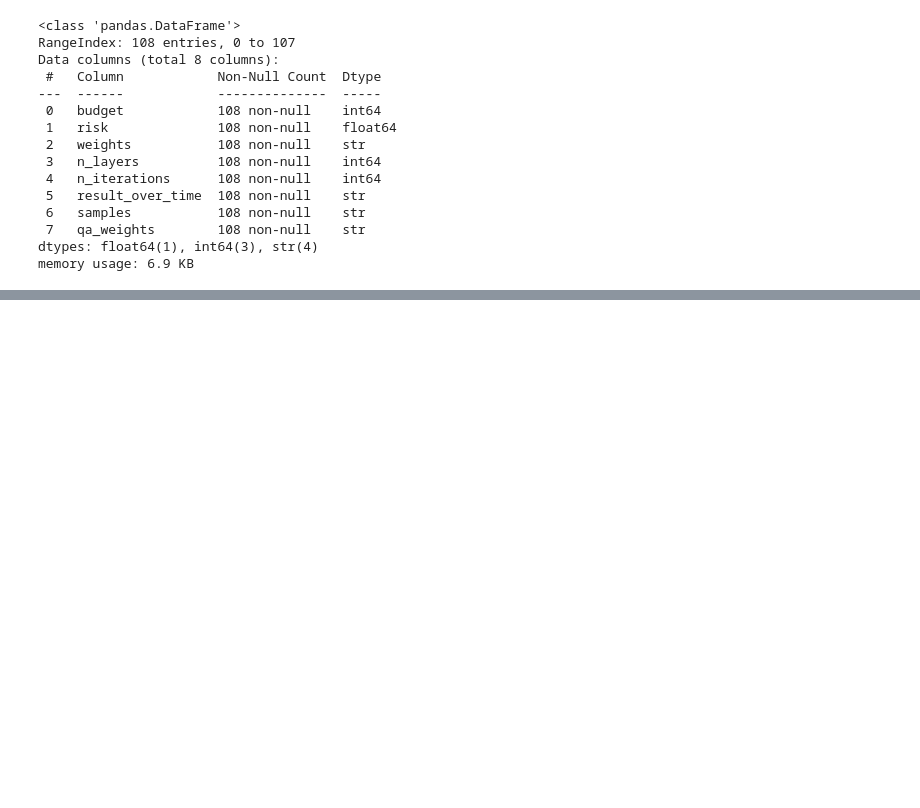
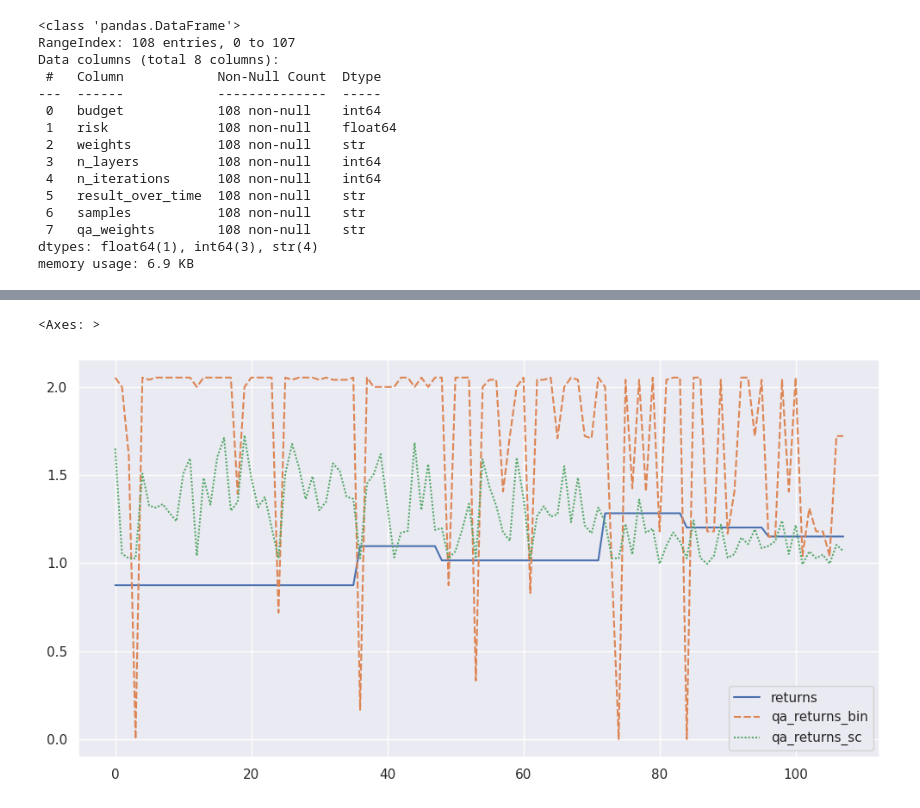
Before and after one commit to floatn/QML-for-finance, a Jupyter notebook: qaoa_analysis.ipynb, the cells around one changed output, grey strips where cells are left out. Drawn from its saved outputs; the diff is of its cells as text; code cells hidden in the pictures; blank space fills up the shorter version.

```diff
--- a/qaoa_analysis.ipynb
+++ b/qaoa_analysis.ipynb
@@ -97,0 +115,2 @@ data_out['samples'] = data_out['samples'].apply(lambda x: x.strip('[]').split())
+# %%
+data_out['qa_weights_bin'] = data_out['qa_weights'].apply(lambda x: np.where(x > 0, 1, 0))
@@ -97,0 +132,3 @@ data_out['samples'] = data_out['samples'].apply(lambda x: x.strip('[]').split())
+# %%
+data_out['returns'] = data_out['weights'].apply(lambda x: x @ mu_train)
+data_out['qa_returns_bin'] = data_out['qa_weights_bin'].apply(lambda x: x @ mu_train)
@@ -97,0 +151,12 @@ data_out['samples'] = data_out['samples'].apply(lambda x: x.strip('[]').split())
+# %%
+data_out['qa_weights_sc'] = data_out['qa_weights'].apply(lambda x: (1. + x) / 2)
+# %%
+data_out['qa_returns_sc'] = data_out['qa_weights_sc'].apply(lambda x: x @ mu_train)
+# %%
+import seaborn as sns
+
+
+sns.lineplot(data_out[['returns', 'qa_returns_bin', 'qa_returns_sc']])
+# %% [output]
+<Axes: >
+[figure, added]
```
Also changed, not shown: parts of 20 cells of this notebook.
